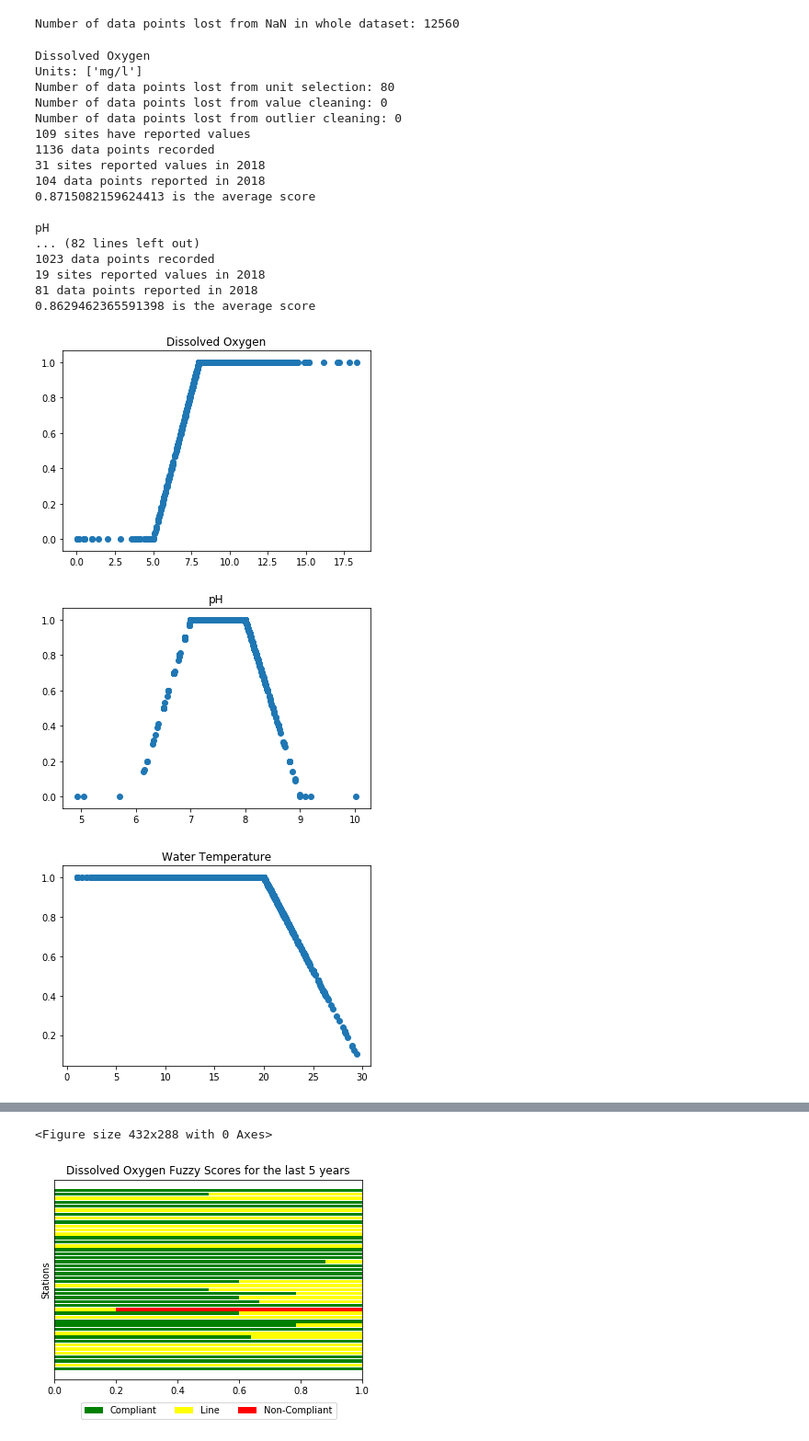
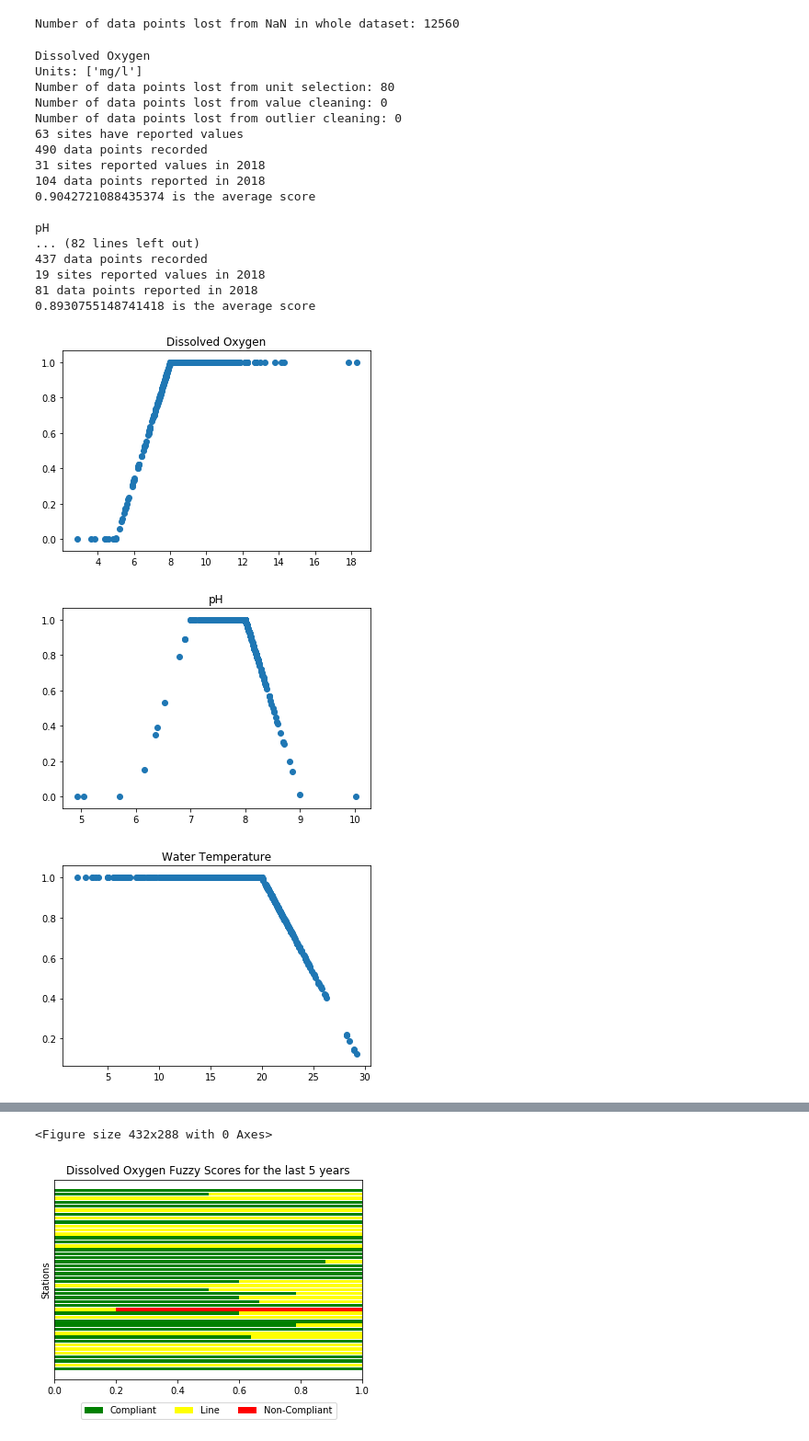
Before and after one commit to ColinSasthav/Water_Quality_Tool, a Jupyter notebook: NWQMC Analysis Tool v.3 4_11_19.ipynb, the cells around one changed output, grey strips where cells are left out. Shown at 92% size. Cells and saved outputs as stored; diff of their text form; code cells hidden in the pictures.

Commit message:
Adds the ability to remove measurements older than a specified date

```diff
--- a/NWQMC Analysis Tool v.3 4_11_19.ipynb
+++ b/NWQMC Analysis Tool v.3 4_11_19.ipynb
@@ -8,11 +9,15 @@ import matplotlib.pyplot as plt
 # %%
 #%%################################ GRAB DATA ############################
 #Think about adding module to get data straight from NWQMC website
+# %%
+#%%################################ SET SOURCE AND OUTPUT DIRECTORIES ############################
+source_directory = "../data"
+output_directory = "../data/scores"
 # %%
 #%%################################ IMPORT DATA ############################
 
-data = pd.read_csv("data/narrowresult.csv", encoding='latin1', low_memory=False)
-station_data = pd.read_csv("data/Knox_County_Station_Info.csv", encoding='latin1', low_memory=False)
+data = pd.read_csv(os.path.join(source_directory, "narrowresult.csv"), encoding='latin1', low_memory=False)
+station_data = pd.read_csv(os.path.join(source_directory, "Knox_County_Station_Info.csv"), encoding='latin1', low_memory=False)
 # %%
 #%%################################ CLEAN DATASET ############################
 
@@ -83,6 +88,11 @@ def remove_outliers(df, metric):
     elif metric == 'Fecal Coliform':
         new_df = df[(df['ResultMeasureValue_Clean'] <= 30000) & (df['ResultMeasureValue_Clean'] >= 0)]
 
+    return new_df
+
+#Receives a dataframe and returns a dataframe with only measurements after a predefined date
+def remove_old_measurements(df, metric):
+    new_df = df[df.ActivityStartDate > datetime.datetime.strptime('12/31/09', '%m/%d/%y')]
     return new_df
 
 #Fuzzy Scoring
@@ -248,6 +258,9 @@ for metric in metrics:
     outlier_clean1 = len(metric_temp_df['ResultMeasureValue_Clean'])
     metric_temp_df = remove_outliers(metric_temp_df, metric)
     outlier_clean2 = len(metric_temp_df['ResultMeasureValue_Clean'])
+
+    #### Remove old measurements ####
+    metric_temp_df = remove_old_measurements(metric_temp_df, metric)
 
     #### Get fuzzy Scoring ####
     metric_temp_df['Fuzzy Score'] = metric_temp_df.apply(fuzzy_scoring, axis=1)
@@ -281,39 +294,39 @@ for metric in metrics:
     num_lost_from_outlier_clean = outlier_clean1 - outlier_clean2
 
     #### Print Report ####
     print('{}'.format(metric))
     print('Units: {}'.format(unit_list))
     print('Number of data points lost from unit selection: {}'.format(num_lost_from_unit_selection))
     print('Number of data points lost from value cleaning: {}'.format(num_lost_from_value_clean))
     print('Number of data points lost from outlier cleaning: {}'.format(num_lost_from_outlier_clean))
     print('{} sites have reported values'.format(num_sites))
     print('{} data points recorded'.format(num_points))
     print('{} sites reported values in {}'.format(num_sites_recent_year, datetime.datetime.now().year - 1))
     print('{} data points reported in {}'.format(num_points_recent_year, datetime.datetime.now().year - 1))
     print('{} is the average score'.format(ave_score))
     print('')
 
     #%%################################ EXPORT  ############################
     file_name = 'Fuzzy_Score_Export_{}.csv'.format(metric)
-    metric_temp_df.to_csv(file_name)
+    metric_temp_df.to_csv(os.path.join(output_directory, file_name))
 # %% [output]
 Dissolved Oxygen
 Units: ['mg/l']
 Number of data points lost from unit selection: 80
 Number of data points lost from value cleaning: 0
 Number of data points lost from outlier cleaning: 0
-109 sites have reported values
-1136 data points recorded
+63 sites have reported values
+490 data points recorded
 31 sites reported values in 2018
 104 data points reported in 2018
-0.8715082159624413 is the average score
+0.9042721088435374 is the average score
 
 pH
 ... (82 lines left out)
-1023 data points recorded
+437 data points recorded
 19 sites reported values in 2018
 81 data points reported in 2018
-0.8629462365591398 is the average score
+0.8930755148741418 is the average score
-[figure, old version]
+[figure, new version]
-[figure, old version]
+[figure, new version]
-[figure, old version]
+[figure, new version]
```
Also changed, not shown: parts of 3 cells of this notebook.
